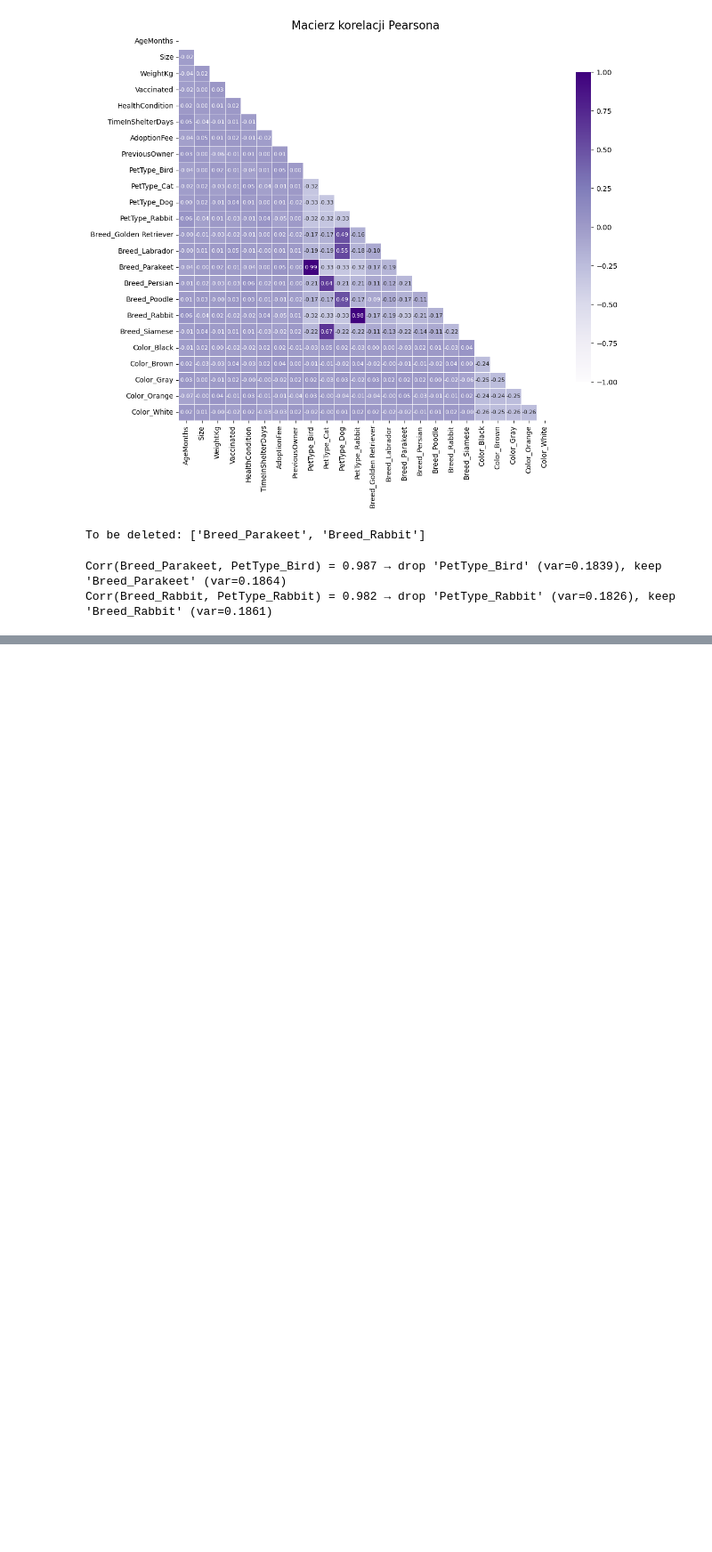
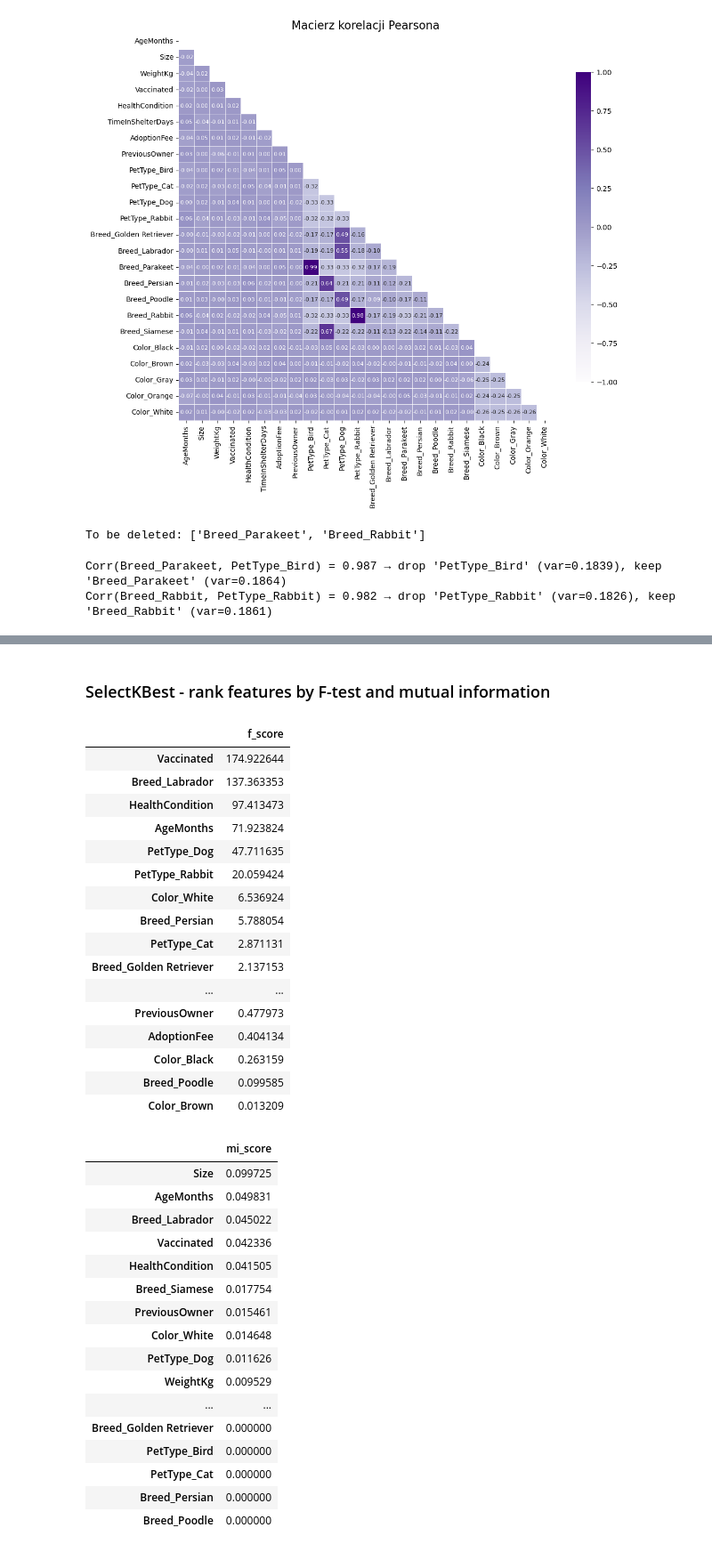
Before and after one commit to IzaSiemieniuk/pk_advanced_machine_learning, a Jupyter notebook: pet_adoption_3.ipynb, the cells around one changed output, grey strips where cells are left out. Shown at 89% size. Saved outputs shown, nothing was run; the diff lists cells and outputs as text; code cells hidden in the pictures; blank space fills up the shorter version.

```diff
--- a/pet_adoption_3.ipynb
+++ b/pet_adoption_3.ipynb
@@ -283,0 +331,59 @@ for i in range(len(corr_matrix.columns)):
+# %% [markdown]
+### SelectKBest - rank features by F-test and mutual information
+# %%
+from sklearn.feature_selection import SelectKBest, f_classif, mutual_info_classif
+
+X = train_df[feature_cols_corr].values
+y = train_df[TARGET].values
+
+# F-test
+selector_f = SelectKBest(f_classif, k='all').fit(X, y)
+scores_f = pd.DataFrame(
+    {'f_score': selector_f.scores_},
+    index=feature_cols_corr
+).sort_values(by='f_score', ascending=False)
+
+# Mutual information
+selector_mi = SelectKBest(mutual_info_classif, k='all').fit(X, y)
+scores_mi = pd.DataFrame(
+    {'mi_score': selector_mi.scores_},
+    index=feature_cols_corr
+).sort_values(by='mi_score', ascending=False)
+
+display(scores_f.head(20))
+display(scores_mi.head(20))
+# %% [output]
+|  | f_score |
+| Vaccinated | 174.922644 |
+| Breed_Labrador | 137.363353 |
+| HealthCondition | 97.413473 |
+| AgeMonths | 71.923824 |
+| PetType_Dog | 47.711635 |
+| PetType_Rabbit | 20.059424 |
+| Color_White | 6.536924 |
+| Breed_Persian | 5.788054 |
+| PetType_Cat | 2.871131 |
+| Breed_Golden Retriever | 2.137153 |
+| ... | ... |
+| PreviousOwner | 0.477973 |
+| AdoptionFee | 0.404134 |
+| Color_Black | 0.263159 |
+| Breed_Poodle | 0.099585 |
+| Color_Brown | 0.013209 |
+|  | mi_score |
+| Size | 0.099725 |
+| AgeMonths | 0.049831 |
+| Breed_Labrador | 0.045022 |
+| Vaccinated | 0.042336 |
+| HealthCondition | 0.041505 |
+| Breed_Siamese | 0.017754 |
+| PreviousOwner | 0.015461 |
+| Color_White | 0.014648 |
+| PetType_Dog | 0.011626 |
+| WeightKg | 0.009529 |
+| ... | ... |
+| Breed_Golden Retriever | 0.000000 |
+| PetType_Bird | 0.000000 |
+| PetType_Cat | 0.000000 |
+| Breed_Persian | 0.000000 |
+| Breed_Poodle | 0.000000 |
```
Also changed, not shown: parts of 11 cells of this notebook.
